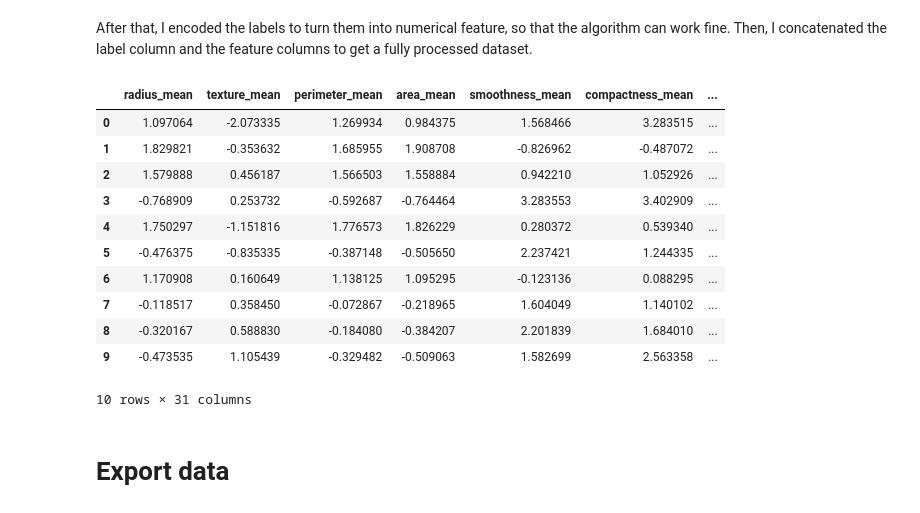
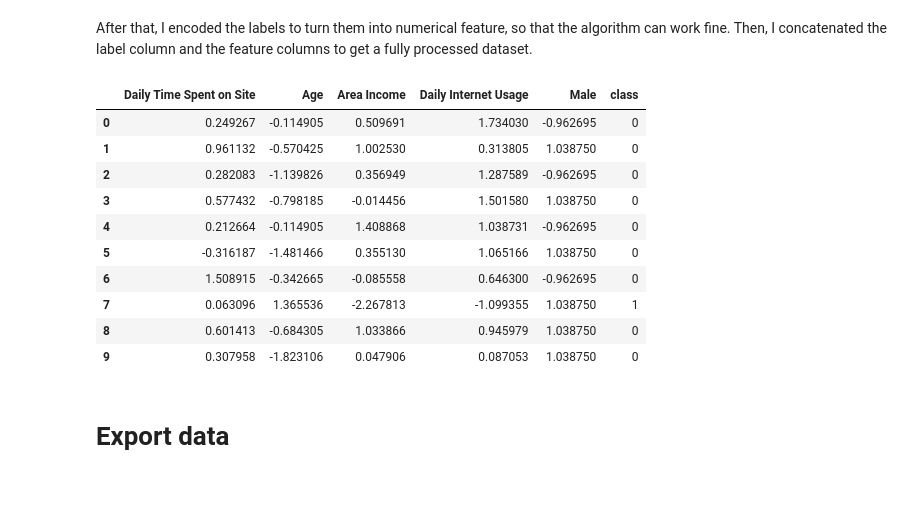
Before and after one commit to TheSyx04/project-1, a Jupyter notebook: data/process_dataset_3.ipynb, the cells around one changed output. Saved outputs shown, nothing was run; the diff lists cells and outputs as text; code cells hidden in the pictures.

```diff
--- a/data/process_dataset_3.ipynb
+++ b/data/process_dataset_3.ipynb
@@ -77,6 +77,6 @@ dtype: int64
 # %% [markdown]
 Similar to dataset 2, I will remove the category features for the sake of simplicity.
 # %%
-df = df.drop(['Timestamp', 'Ad Topic Line', 'Country', 'City'], axis=1)
-df.head(10)
+X = df.drop(['Timestamp', 'Ad Topic Line', 'Country', 'City', 'Clicked on Ad'], axis=1)
+X.head(10)
 # %% [output]
@@ -117,6 +114,5 @@ memory usage: 507.9 KB
-# %%
-y = df['Personal Loan']
-X = df.drop(columns=['Personal Loan'])
+# %%
+y = df['Clicked on Ad']
 # %% [markdown]
 # Data visualization
 # %% [markdown]
@@ -160,24 +164,23 @@ After that, I encoded the labels to turn them into numerical feature, so that th
 # %%
 label_encoding = preprocessing.LabelEncoder()
 y = label_encoding.fit_transform(y)
 
-df_X = pd.DataFrame(X, columns=df.columns[1:])
+df_X = pd.DataFrame(X, columns=['Daily Time Spent on Site', 'Age', 'Area Income', 'Daily Internet Usage', 'Male'])
 df_y = pd.DataFrame(y, columns=['class'])
 df = pd.concat([df_X, df_y], axis=1)
 df.head(10)
 # %% [output]
-|  | radius_mean | texture_mean | perimeter_mean | area_mean | smoothness_mean | compactness_mean | ... |
-| 0 | 1.097064 | -2.073335 | 1.269934 | 0.984375 | 1.568466 | 3.283515 | ... |
-| 1 | 1.829821 | -0.353632 | 1.685955 | 1.908708 | -0.826962 | -0.487072 | ... |
-| 2 | 1.579888 | 0.456187 | 1.566503 | 1.558884 | 0.942210 | 1.052926 | ... |
-| 3 | -0.768909 | 0.253732 | -0.592687 | -0.764464 | 3.283553 | 3.402909 | ... |
-| 4 | 1.750297 | -1.151816 | 1.776573 | 1.826229 | 0.280372 | 0.539340 | ... |
-| 5 | -0.476375 | -0.835335 | -0.387148 | -0.505650 | 2.237421 | 1.244335 | ... |
-| 6 | 1.170908 | 0.160649 | 1.138125 | 1.095295 | -0.123136 | 0.088295 | ... |
-| 7 | -0.118517 | 0.358450 | -0.072867 | -0.218965 | 1.604049 | 1.140102 | ... |
-| 8 | -0.320167 | 0.588830 | -0.184080 | -0.384207 | 2.201839 | 1.684010 | ... |
-| 9 | -0.473535 | 1.105439 | -0.329482 | -0.509063 | 1.582699 | 2.563358 | ... |
+|  | Daily Time Spent on Site | Age | Area Income | Daily Internet Usage | Male | class |
+| 0 | 0.249267 | -0.114905 | 0.509691 | 1.734030 | -0.962695 | 0 |
+| 1 | 0.961132 | -0.570425 | 1.002530 | 0.313805 | 1.038750 | 0 |
+| 2 | 0.282083 | -1.139826 | 0.356949 | 1.287589 | -0.962695 | 0 |
+| 3 | 0.577432 | -0.798185 | -0.014456 | 1.501580 | 1.038750 | 0 |
+| 4 | 0.212664 | -0.114905 | 1.408868 | 1.038731 | -0.962695 | 0 |
+| 5 | -0.316187 | -1.481466 | 0.355130 | 1.065166 | 1.038750 | 0 |
+| 6 | 1.508915 | -0.342665 | -0.085558 | 0.646300 | -0.962695 | 0 |
+| 7 | 0.063096 | 1.365536 | -2.267813 | -1.099355 | 1.038750 | 1 |
+| 8 | 0.601413 | -0.684305 | 1.033866 | 0.945979 | 1.038750 | 0 |
+| 9 | 0.307958 | -1.823106 | 0.047906 | 0.087053 | 1.038750 | 0 |
-10 rows × 31 columns
 # %% [markdown]
 # Export data
 # %% [markdown]
```
Also changed, not shown: parts of 6 cells of this notebook.
